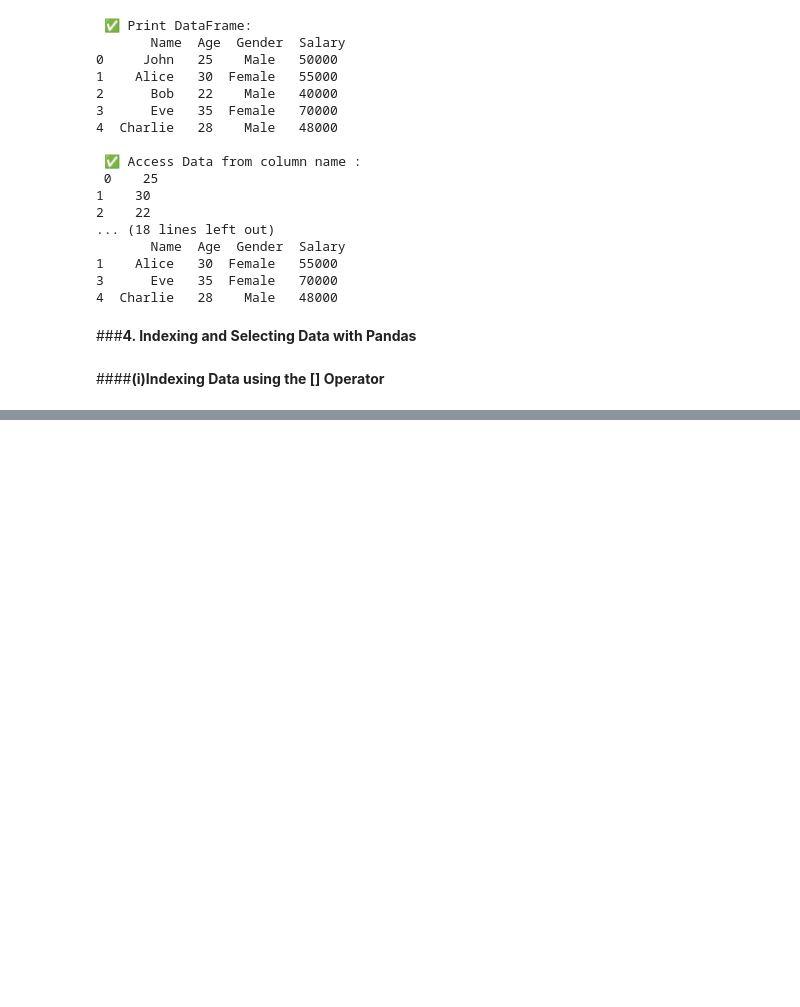
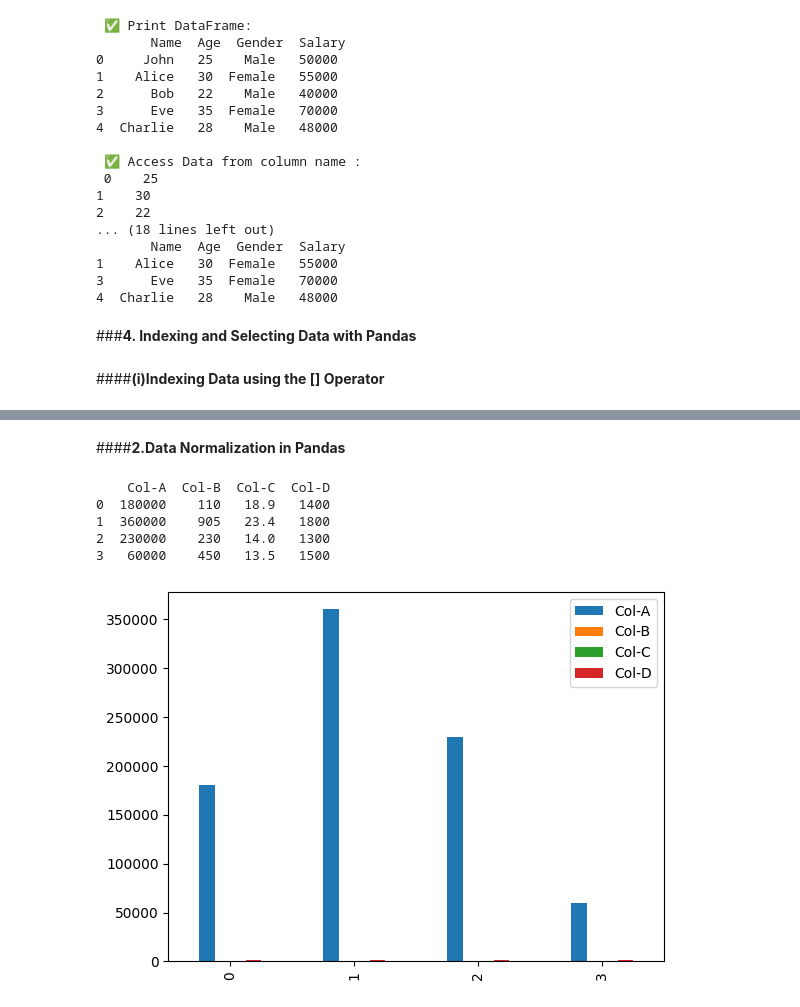
Before and after one commit to Akuu269/Pandas_Intro, a Jupyter notebook: Pandas.ipynb, the cells around one changed output, grey strips where cells are left out. Saved outputs shown, nothing was run; the diff lists cells and outputs as text; code cells hidden in the pictures; blank space fills up the shorter version.

```diff
--- a/Pandas.ipynb
+++ b/Pandas.ipynb
@@ -219,0 +566,32 @@ FileNotFoundError: [Errno 2] No such file or directory: '/content/nba.csv'
+# %% [markdown]
+####**2.Data Normalization in Pandas**
+# %%
+# Steps for Data Normalization in Pandas :
+
+# Import the required libraries
+# Load or create a dataset
+# Apply different normalization techniques
+# Visualize the results
+
+import pandas as pd
+import matplotlib.pyplot as plt
+
+df = pd.DataFrame([
+    [180000, 110, 18.9, 1400],
+    [360000, 905, 23.4, 1800],
+    [230000, 230, 14.0, 1300],
+    [60000, 450, 13.5, 1500]
+] , columns = ["Col-A" , "Col-B" , "Col-C" , "Col-D" ])
+
+print(df)
+
+df.plot(kind='bar')
+
+plt.show()
+# %% [output]
+    Col-A  Col-B  Col-C  Col-D
+0  180000    110   18.9   1400
+1  360000    905   23.4   1800
+2  230000    230   14.0   1300
+3   60000    450   13.5   1500
+[figure, added]
```
Also changed, not shown: parts of 26 cells of this notebook.
